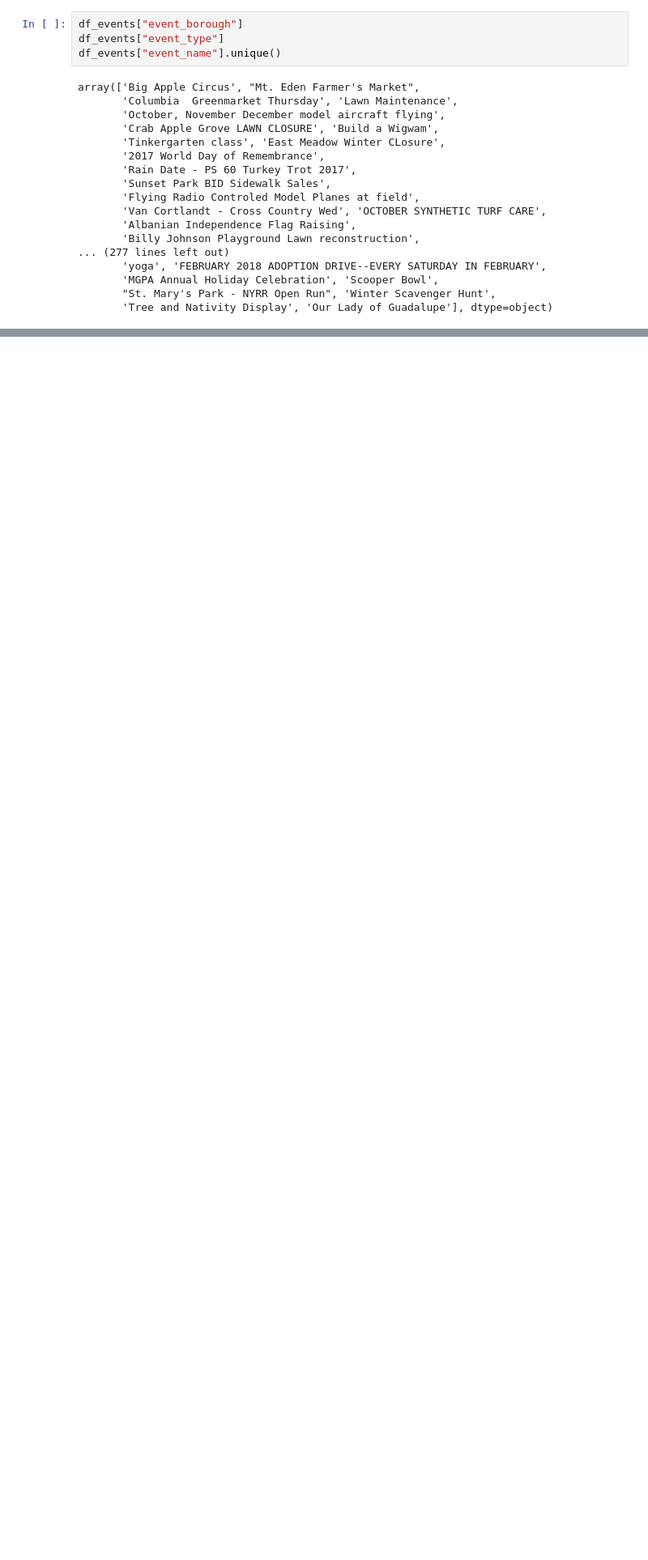
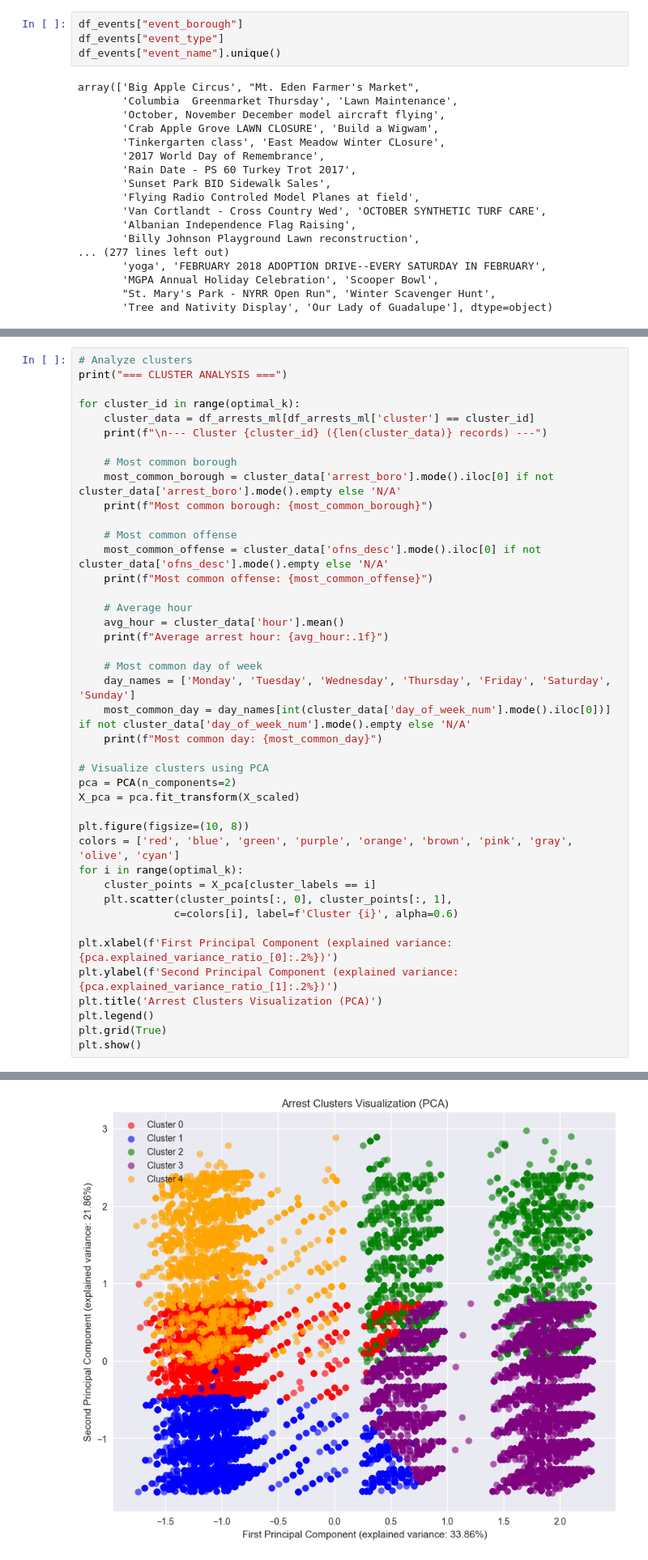
Before and after one commit to Jatixx/Data_Mining_and_Text_Mining, a Jupyter notebook: collect_data.ipynb, the cells around one changed output, grey strips where cells are left out. Shown at 81% size. Saved outputs shown, nothing was run; the diff lists cells and outputs as text; blank space fills up the shorter version.

```diff
--- a/collect_data.ipynb
+++ b/collect_data.ipynb
@@ -142,0 +429,43 @@ array(['Big Apple Circus', "Mt. Eden Farmer's Market",
+# %%
+# Analyze clusters
+print("=== CLUSTER ANALYSIS ===")
+
+for cluster_id in range(optimal_k):
+    cluster_data = df_arrests_ml[df_arrests_ml['cluster'] == cluster_id]
+    print(f"\n--- Cluster {cluster_id} ({len(cluster_data)} records) ---")
+
+    # Most common borough
+    most_common_borough = cluster_data['arrest_boro'].mode().iloc[0] if not cluster_data['arrest_boro'].mode().empty else 'N/A'
+    print(f"Most common borough: {most_common_borough}")
+
+    # Most common offense
+    most_common_offense = cluster_data['ofns_desc'].mode().iloc[0] if not cluster_data['ofns_desc'].mode().empty else 'N/A'
+    print(f"Most common offense: {most_common_offense}")
+
+    # Average hour
+    avg_hour = cluster_data['hour'].mean()
+    print(f"Average arrest hour: {avg_hour:.1f}")
+
+    # Most common day of week
+    day_names = ['Monday', 'Tuesday', 'Wednesday', 'Thursday', 'Friday', 'Saturday', 'Sunday']
+    most_common_day = day_names[int(cluster_data['day_of_week_num'].mode().iloc[0])] if not cluster_data['day_of_week_num'].mode().empty else 'N/A'
+    print(f"Most common day: {most_common_day}")
+
+# Visualize clusters using PCA
+pca = PCA(n_components=2)
+X_pca = pca.fit_transform(X_scaled)
+
+plt.figure(figsize=(10, 8))
+colors = ['red', 'blue', 'green', 'purple', 'orange', 'brown', 'pink', 'gray', 'olive', 'cyan']
+for i in range(optimal_k):
+    cluster_points = X_pca[cluster_labels == i]
+    plt.scatter(cluster_points[:, 0], cluster_points[:, 1],
+               c=colors[i], label=f'Cluster {i}', alpha=0.6)
+
+plt.xlabel(f'First Principal Component (explained variance: {pca.explained_variance_ratio_[0]:.2%})')
+plt.ylabel(f'Second Principal Component (explained variance: {pca.explained_variance_ratio_[1]:.2%})')
+plt.title('Arrest Clusters Visualization (PCA)')
+plt.legend()
+plt.grid(True)
+plt.show()
+# %% [output]
@@ -142,0 +489 @@ array(['Big Apple Circus', "Mt. Eden Farmer's Market",
+[figure, added]
```
Also changed, not shown: parts of 27 cells of this notebook, 7 other files.
